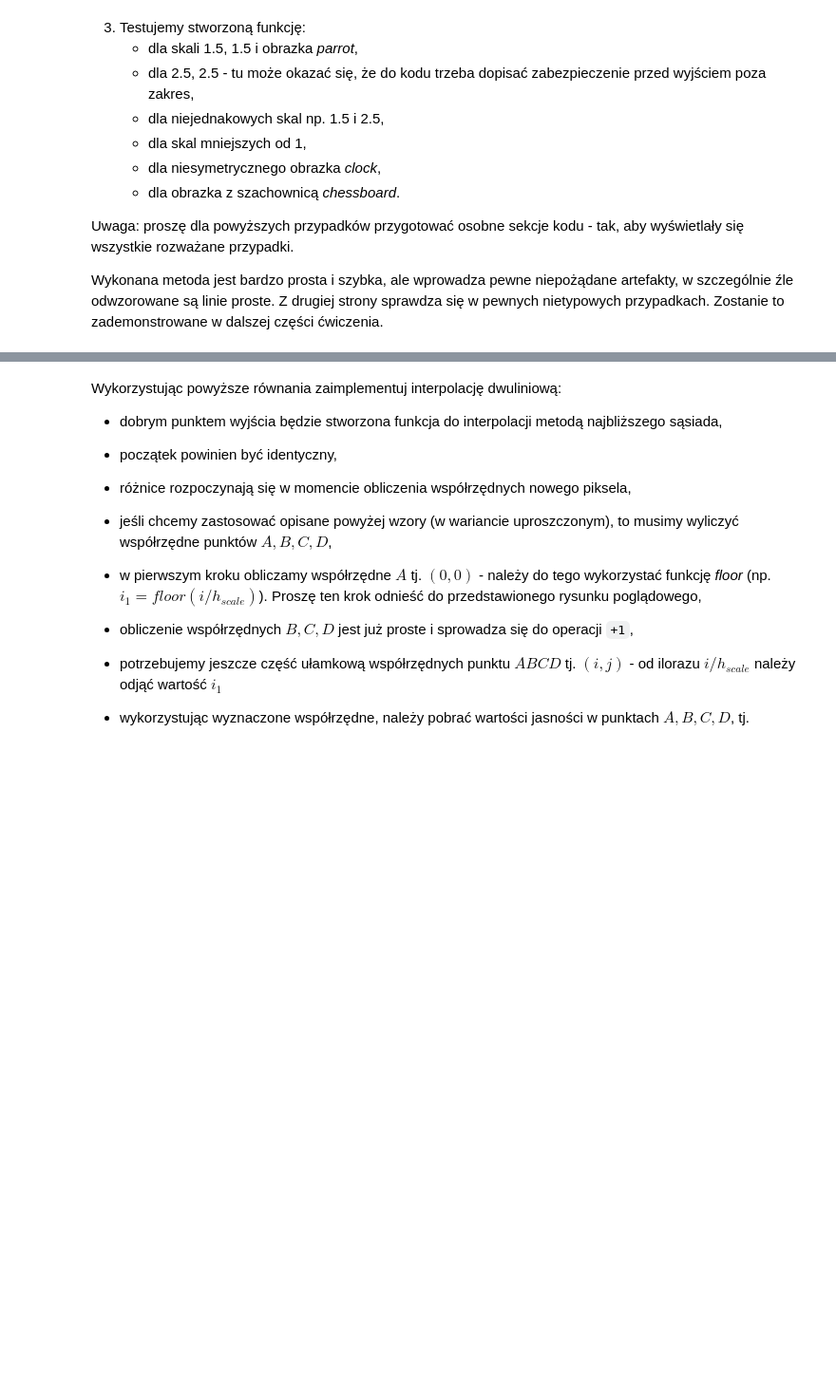
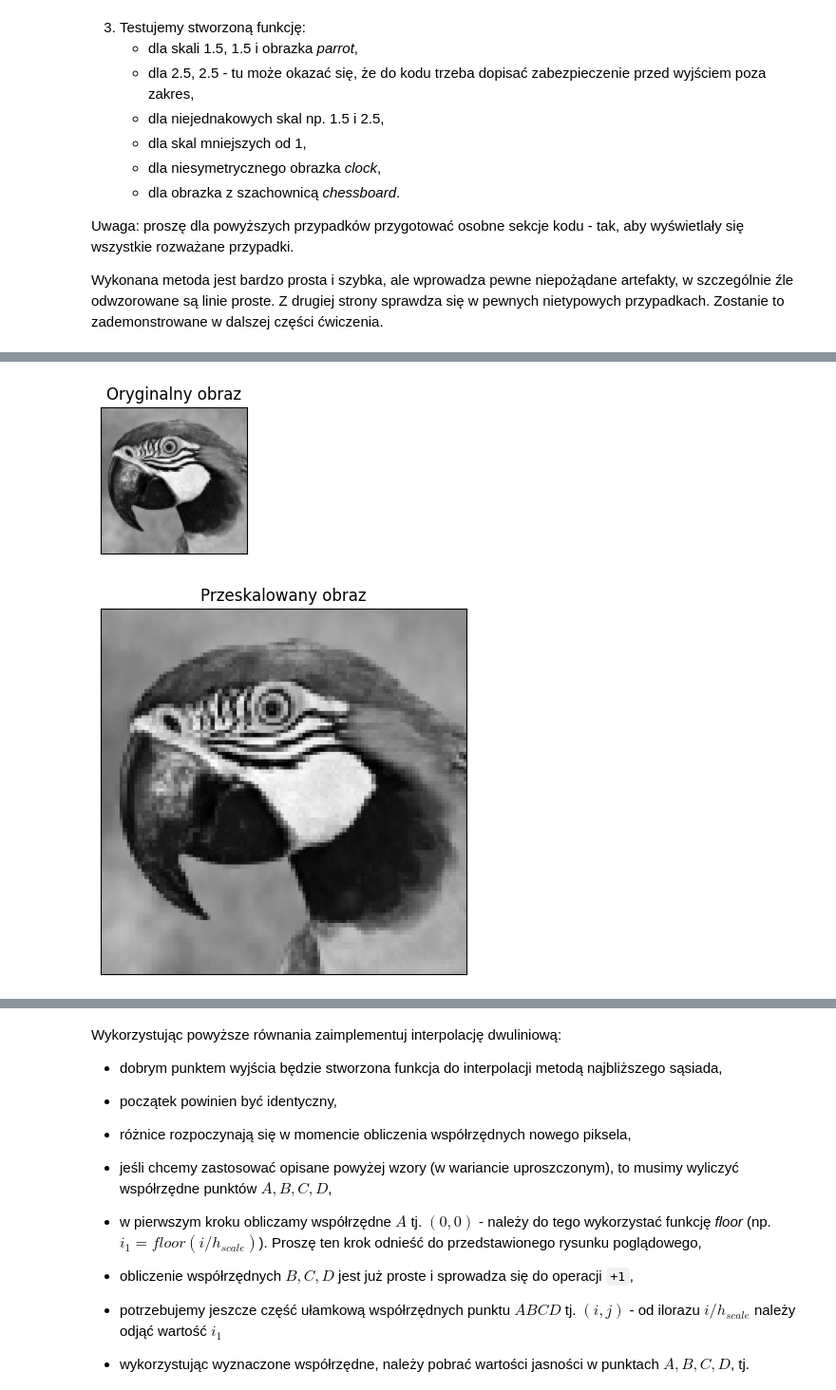
Before and after one commit to igaantonik/Introduction-to-Digital-Image-Processing, a Jupyter notebook: lab5/05_resolution.ipynb, the cells around one changed output, grey strips where cells are left out. Shown at 95% size. Drawn from its saved outputs; the diff is of its cells as text; code cells hidden in the pictures; blank space fills up the shorter version.

```diff
--- a/lab5/05_resolution.ipynb
+++ b/lab5/05_resolution.ipynb
@@ -111,0 +152,6 @@ Zostanie to zademonstrowane w dalszej części ćwiczenia.
+# %%
+resized_image = interpolation(parrot, (2.5, 2.5))
+show_images(parrot, resized_image)
+# %% [output]
+[figure, added]
+[figure, added]
```
Also changed, not shown: parts of 31 cells of this notebook.
